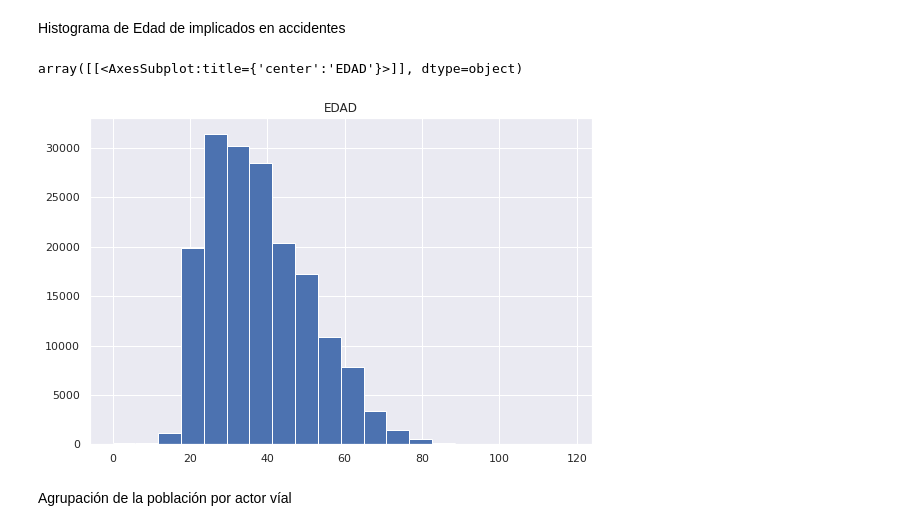
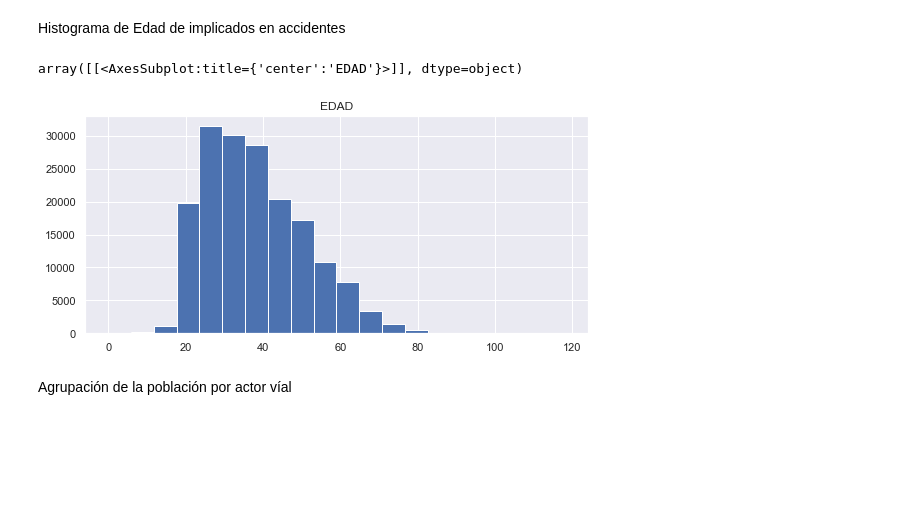
Before and after one commit to jgcotta/bigdata, a Jupyter notebook: notebook/NoteBookSiniestros.ipynb, the cells around one changed output. Drawn from its saved outputs; the diff is of its cells as text; code cells hidden in the pictures; blank space fills up the shorter version.

```diff
--- a/notebook/NoteBookSiniestros.ipynb
+++ b/notebook/NoteBookSiniestros.ipynb
@@ -254,11 +254,11 @@ drop_duplicates=df.drop_duplicates(subset=['CODIGO_SINIESTRO'])
 Histograma de Edad de implicados en accidentes
 # %%
 drop_duplicates.hist(column='EDAD',    # Column to plot
-                   figsize=(9,6),   # Plot size
+                   figsize=(9,4),   # Plot size
                    bins=20)
 # %% [output]
 array([[<AxesSubplot:title={'center':'EDAD'}>]], dtype=object)
-[figure, old version]
+[figure, new version]
 # %% [markdown]
 Agrupación de la población por actor víal
 # %%
```
Also changed, not shown: parts of 25 cells of this notebook.
